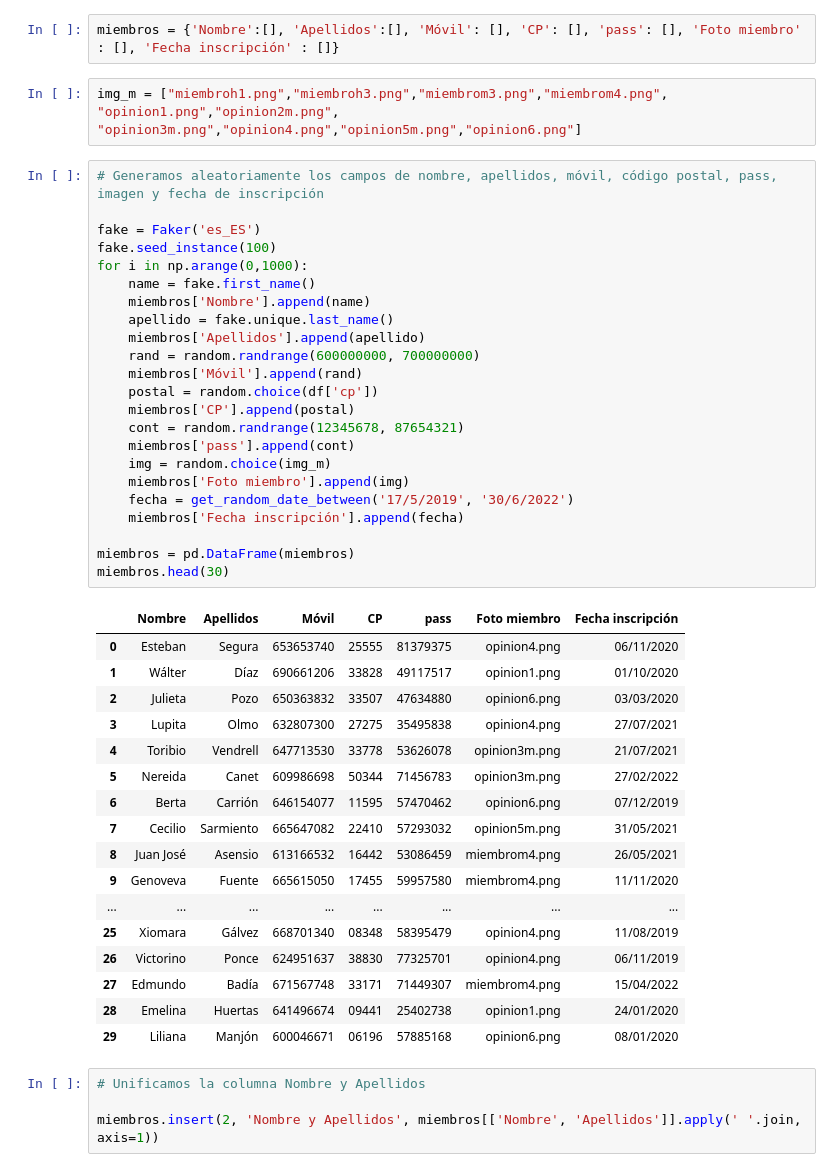
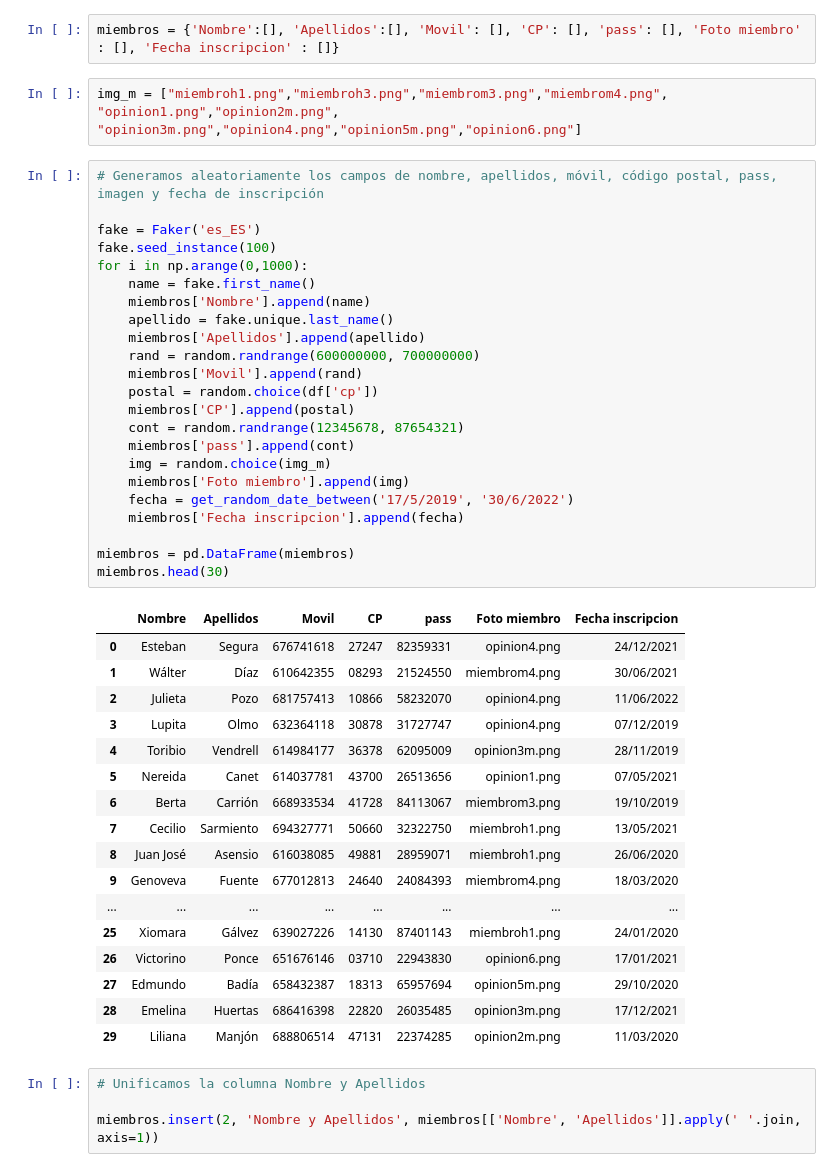
Before and after one commit to Monica-JMGR/Desafio-de-Tripulaciones, a Jupyter notebook: main.ipynb, the cells around one changed output. Cells and saved outputs as stored; diff of their text form.

```diff
--- a/main.ipynb
+++ b/main.ipynb
@@ -325,51 +325,51 @@ voluntarios.insert(2, 'Nombre y Apellidos', voluntarios[['Nombre', 'Apellidos']]
 Creamos la base de datos con los campos de los miembros.
 Añadimos las imágenes distintas de voluntarios para esta tabla.
 # %%
-miembros = {'Nombre':[], 'Apellidos':[], 'Móvil': [], 'CP': [], 'pass': [], 'Foto miembro' : [], 'Fecha inscripción' : []}
+miembros = {'Nombre':[], 'Apellidos':[], 'Movil': [], 'CP': [], 'pass': [], 'Foto miembro' : [], 'Fecha inscripcion' : []}
 # %%
 img_m = ["miembroh1.png","miembroh3.png","miembrom3.png","miembrom4.png", "opinion1.png","opinion2m.png",
 "opinion3m.png","opinion4.png","opinion5m.png","opinion6.png"]
 # %%
 # Generamos aleatoriamente los campos de nombre, apellidos, móvil, código postal, pass, imagen y fecha de inscripción
 
 fake = Faker('es_ES')
 fake.seed_instance(100)
 for i in np.arange(0,1000):
     name = fake.first_name()
     miembros['Nombre'].append(name)
     apellido = fake.unique.last_name()
     miembros['Apellidos'].append(apellido)
     rand = random.randrange(600000000, 700000000)
-    miembros['Móvil'].append(rand)
+    miembros['Movil'].append(rand)
     postal = random.choice(df['cp'])
     miembros['CP'].append(postal)
     cont = random.randrange(12345678, 87654321)
     miembros['pass'].append(cont)
     img = random.choice(img_m)
     miembros['Foto miembro'].append(img)
     fecha = get_random_date_between('17/5/2019', '30/6/2022')
-    miembros['Fecha inscripción'].append(fecha)
+    miembros['Fecha inscripcion'].append(fecha)
 
 miembros = pd.DataFrame(miembros)
 miembros.head(30)
 # %% [output]
-|  | Nombre | Apellidos | Móvil | CP | pass | Foto miembro | Fecha inscripción |
-| 0 | Esteban | Segura | 653653740 | 25555 | 81379375 | opinion4.png | 06/11/2020 |
-| 1 | Wálter | Díaz | 690661206 | 33828 | 49117517 | opinion1.png | 01/10/2020 |
-| 2 | Julieta | Pozo | 650363832 | 33507 | 47634880 | opinion6.png | 03/03/2020 |
-| 3 | Lupita | Olmo | 632807300 | 27275 | 35495838 | opinion4.png | 27/07/2021 |
-| 4 | Toribio | Vendrell | 647713530 | 33778 | 53626078 | opinion3m.png | 21/07/2021 |
-| 5 | Nereida | Canet | 609986698 | 50344 | 71456783 | opinion3m.png | 27/02/2022 |
-| 6 | Berta | Carrión | 646154077 | 11595 | 57470462 | opinion6.png | 07/12/2019 |
-| 7 | Cecilio | Sarmiento | 665647082 | 22410 | 57293032 | opinion5m.png | 31/05/2021 |
-| 8 | Juan José | Asensio | 613166532 | 16442 | 53086459 | miembrom4.png | 26/05/2021 |
-| 9 | Genoveva | Fuente | 665615050 | 17455 | 59957580 | miembrom4.png | 11/11/2020 |
+|  | Nombre | Apellidos | Movil | CP | pass | Foto miembro | Fecha inscripcion |
+| 0 | Esteban | Segura | 676741618 | 27247 | 82359331 | opinion4.png | 24/12/2021 |
+| 1 | Wálter | Díaz | 610642355 | 08293 | 21524550 | miembrom4.png | 30/06/2021 |
+| 2 | Julieta | Pozo | 681757413 | 10866 | 58232070 | opinion4.png | 11/06/2022 |
+| 3 | Lupita | Olmo | 632364118 | 30878 | 31727747 | opinion4.png | 07/12/2019 |
+| 4 | Toribio | Vendrell | 614984177 | 36378 | 62095009 | opinion3m.png | 28/11/2019 |
+| 5 | Nereida | Canet | 614037781 | 43700 | 26513656 | opinion1.png | 07/05/2021 |
+| 6 | Berta | Carrión | 668933534 | 41728 | 84113067 | miembrom3.png | 19/10/2019 |
+| 7 | Cecilio | Sarmiento | 694327771 | 50660 | 32322750 | miembroh1.png | 13/05/2021 |
+| 8 | Juan José | Asensio | 616038085 | 49881 | 28959071 | miembroh1.png | 26/06/2020 |
+| 9 | Genoveva | Fuente | 677012813 | 24640 | 24084393 | miembrom4.png | 18/03/2020 |
 | ... | ... | ... | ... | ... | ... | ... | ... |
-| 25 | Xiomara | Gálvez | 668701340 | 08348 | 58395479 | opinion4.png | 11/08/2019 |
-| 26 | Victorino | Ponce | 624951637 | 38830 | 77325701 | opinion4.png | 06/11/2019 |
-| 27 | Edmundo | Badía | 671567748 | 33171 | 71449307 | miembrom4.png | 15/04/2022 |
-| 28 | Emelina | Huertas | 641496674 | 09441 | 25402738 | opinion1.png | 24/01/2020 |
-| 29 | Liliana | Manjón | 600046671 | 06196 | 57885168 | opinion6.png | 08/01/2020 |
+| 25 | Xiomara | Gálvez | 639027226 | 14130 | 87401143 | miembroh1.png | 24/01/2020 |
+| 26 | Victorino | Ponce | 651676146 | 03710 | 22943830 | opinion6.png | 17/01/2021 |
+| 27 | Edmundo | Badía | 658432387 | 18313 | 65957694 | opinion5m.png | 29/10/2020 |
+| 28 | Emelina | Huertas | 686416398 | 22820 | 26035485 | opinion3m.png | 17/12/2021 |
+| 29 | Liliana | Manjón | 688806514 | 47131 | 22374285 | opinion2m.png | 11/03/2020 |
 # %%
 # Unificamos la columna Nombre y Apellidos
 
```
Also changed, not shown: parts of 25 cells of this notebook, 7 other files.
